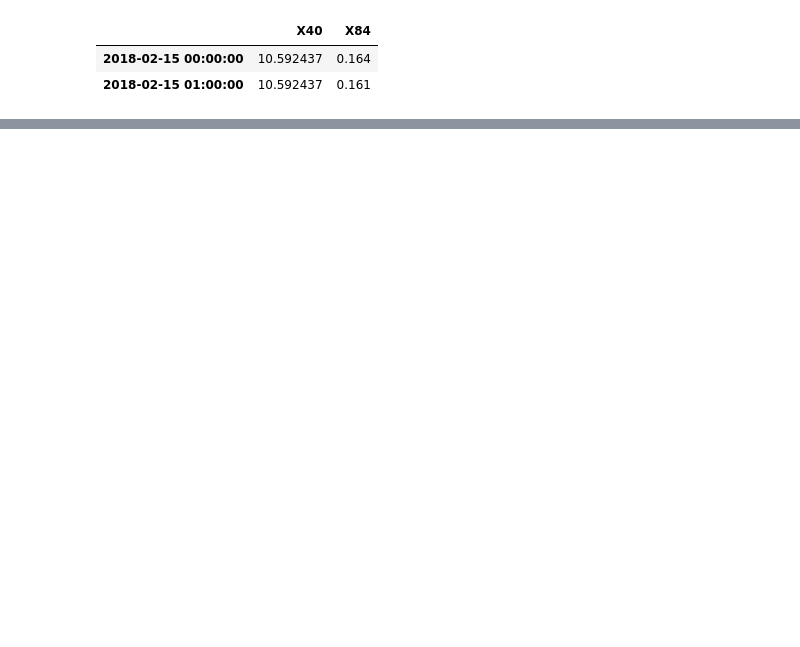
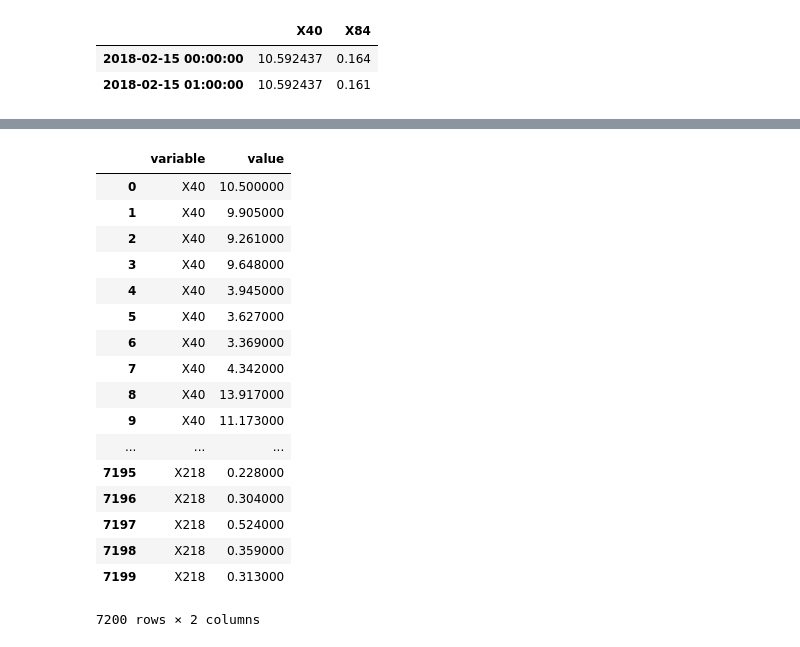
Before and after one commit to yagippi27/DACON_CONTEST_2019, a Jupyter notebook: SOOMIN/0__. Presentation용 작업.ipynb, the cells around one changed output, grey strips where cells are left out. Cells and saved outputs as stored; diff of their text form; code cells hidden in the pictures; blank space fills up the shorter version.

```diff
--- a/SOOMIN/0__. Presentation용 작업.ipynb
+++ b/SOOMIN/0__. Presentation용 작업.ipynb
@@ -480,0 +587,21 @@ NameError: name 'X_test_H' is not defined
+# %%
+pd.melt(test_real)
+# %% [output]
+|  | variable | value |
+| 0 | X40 | 10.500000 |
+| 1 | X40 | 9.905000 |
+| 2 | X40 | 9.261000 |
+| 3 | X40 | 9.648000 |
+| 4 | X40 | 3.945000 |
+| 5 | X40 | 3.627000 |
+| 6 | X40 | 3.369000 |
+| 7 | X40 | 4.342000 |
+| 8 | X40 | 13.917000 |
+| 9 | X40 | 11.173000 |
+| ... | ... | ... |
+| 7195 | X218 | 0.228000 |
+| 7196 | X218 | 0.304000 |
+| 7197 | X218 | 0.524000 |
+| 7198 | X218 | 0.359000 |
+| 7199 | X218 | 0.313000 |
+7200 rows × 2 columns
```
Also changed, not shown: parts of 12 cells of this notebook, 1 other file.
